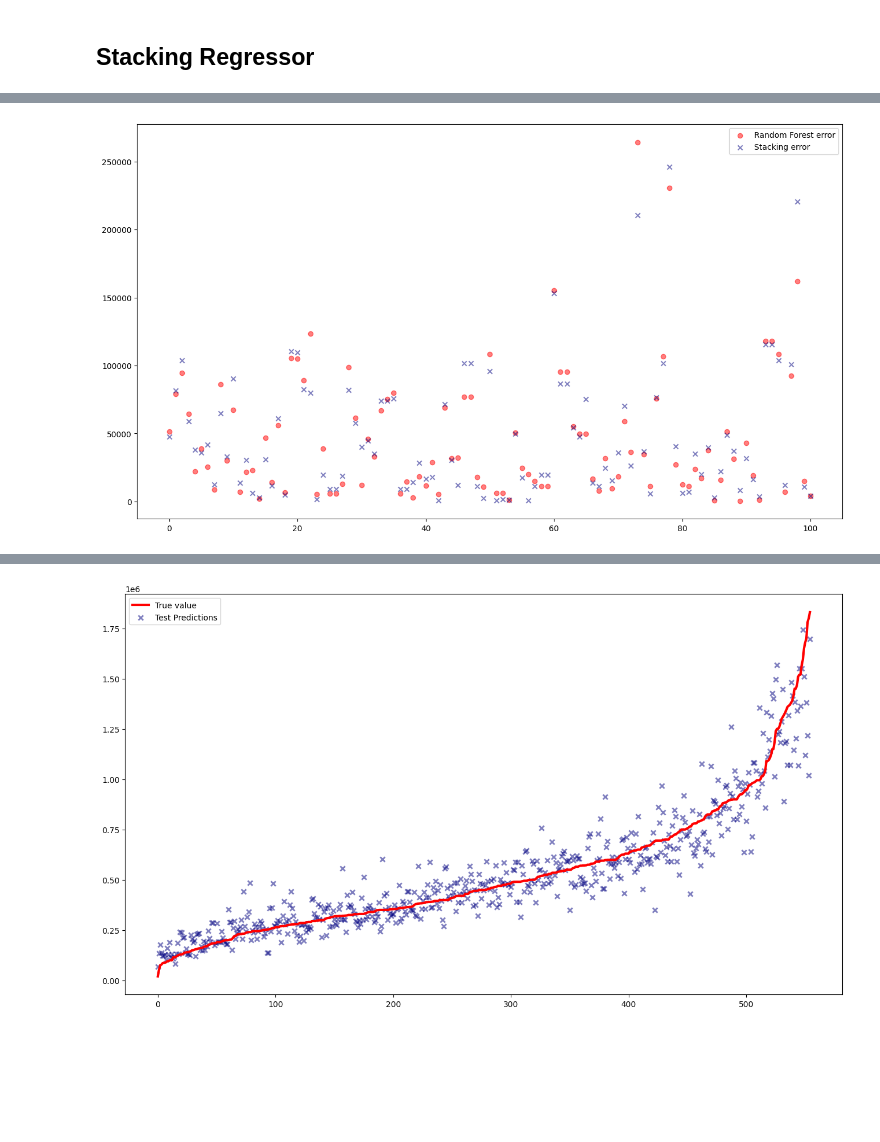
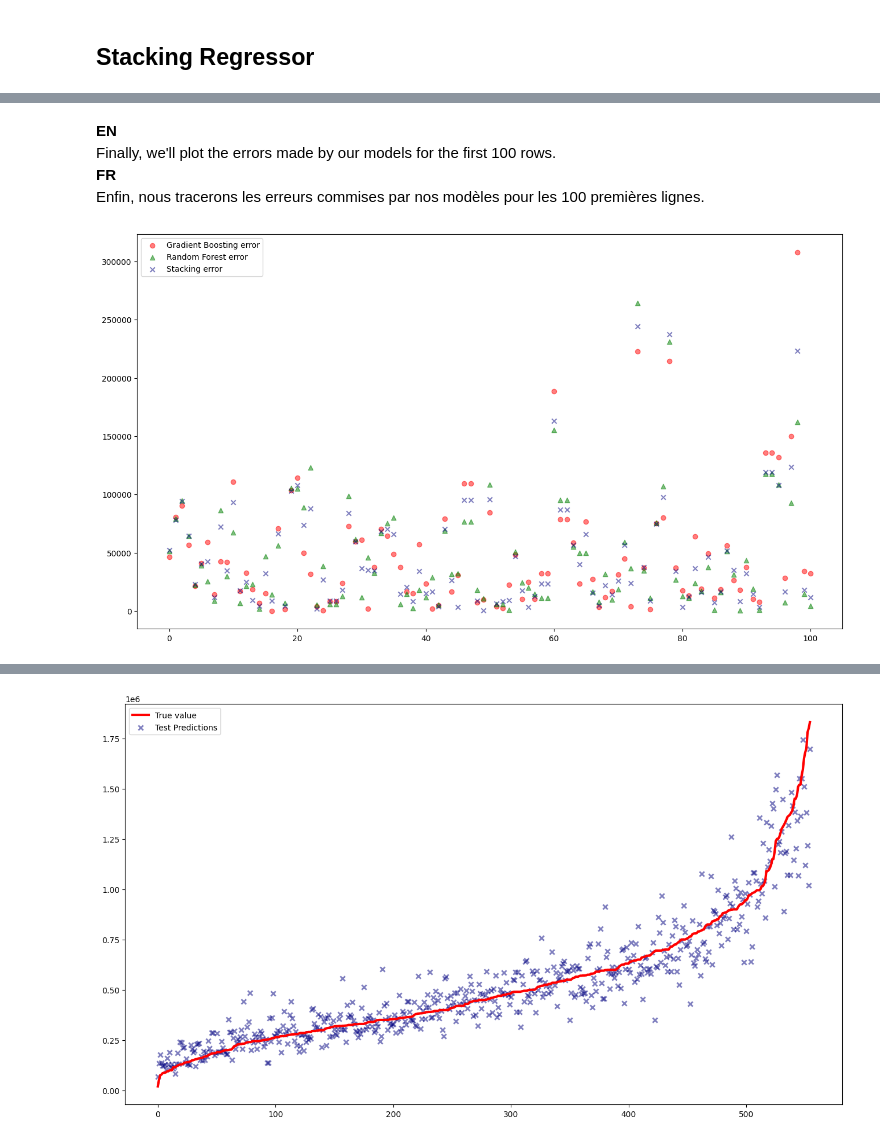
Before and after one commit to NichitaCP/RE, a Jupyter notebook: ML_models.ipynb, the cells around one changed output, grey strips where cells are left out. Saved outputs shown, nothing was run; the diff lists cells and outputs as text; code cells hidden in the pictures; blank space fills up the shorter version.

```diff
--- a/ML_models.ipynb
+++ b/ML_models.ipynb
@@ -11,33 +11,3 @@ from sklearn.linear_model import LinearRegression, Ridge
 from sklearn.preprocessing import StandardScaler
 # %% [markdown]
 # Functions
-# %%
-def filter_outliers(data):
-    q1_prix, q2_prix, q3_prix, q4_prix = data.prix.quantile([0.25, 0.5, 0.75, 1])
-    iqr_prix = q3_prix - q1_prix
-    lower_prix = q1_prix - 1.5*iqr_prix
-    upper_prix = q3_prix + 1.5*iqr_prix
-    data_filtered = data.query('prix>=@lower_prix and prix<=@upper_prix')
-    return data_filtered
-
-def randomized_search(estimator_, X_train_, y_train_, param_grid_, cv_, verbose_, n_jobs_, n_iter_, scoring_='neg_mean_squared_error', random_state=1, error_score='raise'):
-    estimator_grid = RandomizedSearchCV(estimator=estimator_, param_distributions=param_grid_,
-                       cv=cv_, scoring=scoring_, error_score='raise',
-                       verbose=verbose_t, n_jobs=n_jobs_, n_iter=n_iter_, random_state=seed)
-    estimator_grid.fit(X_train_, y_train_)
-    return estimator_grid.best_estimator_, estimator_grid.best_params_
-
-def cross_val_rmse_(model_, X_train_, y_train_, cv_, scoring_='neg_mean_squared_error'):
-    model_cv_scores = cross_val_score(model_, X_train_, y_train_, cv=cv_, scoring=scoring_)
-    model_rmse = np.sqrt(-model_cv_scores.mean())
-    return model_rmse
-
-def cross_val_rmse_score_printer(models, n_folds, X_train, y_train):
-    models_rmses = {}
-    for name, model in models.items():
-        model.fit(X_train, y_train)
-        model_rmse = cross_val_rmse_(model, X_train, y_train, cv_=n_folds)
-        models_rmses[name] = model_rmse
-    for key, value in models_rmses.items():
-        print(f"\033[1m{key}\033[0m cross-validation RMSE: \033[1m{value:.2f}\033[0m")
-    return models_rmses
@@ -183,7 +291,7 @@ best_model_dict = {}
 best_hyper_params = []
 
 for (key,val), parameters in zip(new_models.items(), params_list):
-    best_model, model_best_hp = randomized_search(val, X_new_train_scaled, y_new_train, param_grid_=parameters, cv_=5, verbose_=0, n_jobs_=-1, n_iter_= 150)
+    best_model, model_best_hp = randomized_search(val, X_train_scaled, y_train, param_grid_=parameters, cv_=5, verbose_=0, n_jobs_=-1, n_iter_= 150)
     best_model_dict[key] = best_model
     model_best_hp['model'] = key
     best_hyper_params.append(model_best_hp)
@@ -235,7 +352,7 @@ best_boost_hp = []
 
 
 for (key,val), parameters in zip(boost_models.items(), boosting_param_list):
-    best_model, model_best_hp = randomized_search(val, X_new_train_scaled, y_new_train, param_grid_=parameters, cv_=5, verbose_=0, n_jobs_=-1, n_iter_= 50)
+    best_model, model_best_hp = randomized_search(val, X_train_scaled, y_train, param_grid_=parameters, cv_=10, verbose_=0, n_jobs_=-1, n_iter_= 50)
     best_boost_dict[key] = best_model
     model_best_hp['model']=key
     best_boost_hp.append(model_best_hp)
@@ -359,13 +506,20 @@ df_predicts.head()
 # %%
 df_pred_sorted = df_predicts.sort_values("y_test").reset_index(drop=True)
 df_pred_sorted_first_100 = df_pred_sorted.loc[:100,]
+# %% [markdown]
+**EN**
+Finally, we'll plot the errors made by our models for the first 100 rows.
+**FR**
+Enfin, nous tracerons les erreurs commises par nos modèles pour les 100 premières lignes.
 # %%
 plt.subplots(figsize=(16,9))
+plt.scatter(df_pred_sorted_first_100.index, df_pred_sorted_first_100.gradient_boost_error, label='Gradient Boosting error',
+         color='red', alpha = 0.5)
 plt.scatter(df_pred_sorted_first_100.index, df_pred_sorted_first_100.random_forest_error, label='Random Forest error',
-         color='red', alpha = 0.5)
+         color='green', marker = '^', alpha = 0.5)
 plt.scatter(df_pred_sorted_first_100.index, df_pred_sorted_first_100.stacking_error, label='Stacking error',
          color='navy', marker = 'x', alpha=0.5)
 plt.legend()
 plt.show()
 # %% [output]
-[figure, old version]
+[figure, new version]
```
Also changed, not shown: parts of 34 cells of this notebook.
